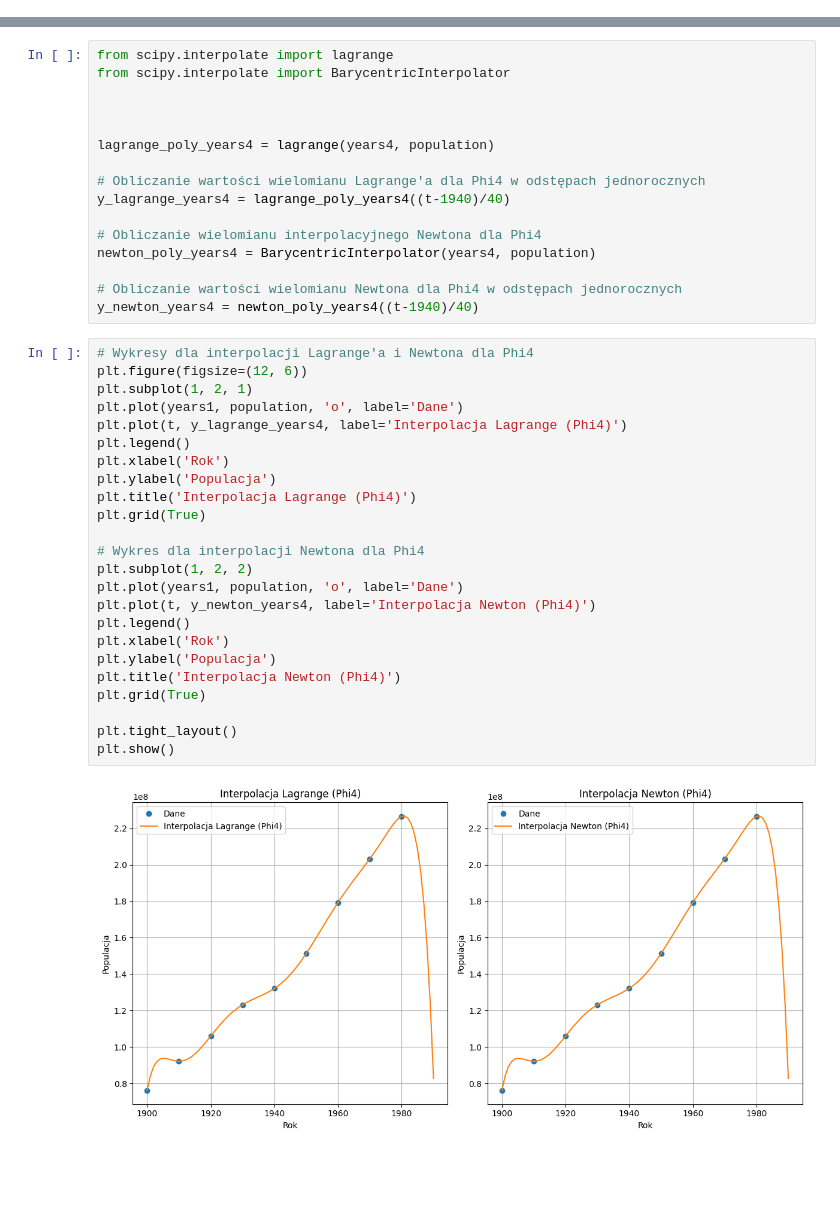
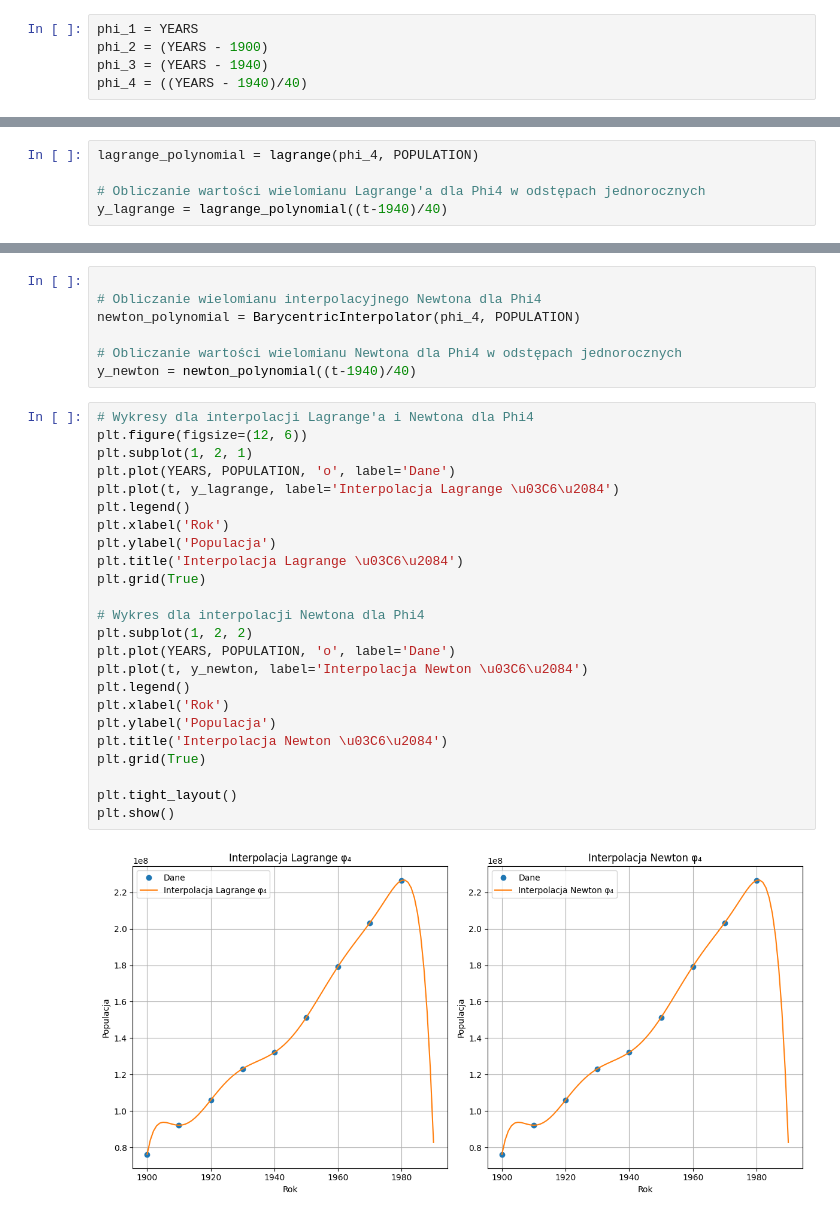
Before and after one commit to Fisieekk/MOwNiT, a Jupyter notebook: lab3/1.ipynb, the cells around one changed output, grey strips where cells are left out. Cells and saved outputs as stored; diff of their text form; blank space fills up the shorter version.

```diff
--- a/lab3/1.ipynb
+++ b/lab3/1.ipynb
@@ -12,0 +35,5 @@ years4=(years1-1940)/40
+# %%
+phi_1 = YEARS
+phi_2 = (YEARS - 1900)
+phi_3 = (YEARS - 1940)
+phi_4 = ((YEARS - 1940)/40)
@@ -57,0 +120,5 @@ Błąd względny ekstrapolacji dla roku 1990: 3.1157265876215864e+26
+# %%
+lagrange_polynomial = lagrange(phi_4, POPULATION)
+
+# Obliczanie wartości wielomianu Lagrange'a dla Phi4 w odstępach jednorocznych
+y_lagrange = lagrange_polynomial((t-1940)/40)
@@ -58,43 +128,34 @@ Błąd względny ekstrapolacji dla roku 1990: 3.1157265876215864e+26
 # %%
-from scipy.interpolate import lagrange
-from scipy.interpolate import BarycentricInterpolator
-
-
-
-lagrange_poly_years4 = lagrange(years4, population)
-
-# Obliczanie wartości wielomianu Lagrange'a dla Phi4 w odstępach jednorocznych
-y_lagrange_years4 = lagrange_poly_years4((t-1940)/40)
 
 # Obliczanie wielomianu interpolacyjnego Newtona dla Phi4
-newton_poly_years4 = BarycentricInterpolator(years4, population)
+newton_polynomial = BarycentricInterpolator(phi_4, POPULATION)
 
 # Obliczanie wartości wielomianu Newtona dla Phi4 w odstępach jednorocznych
-y_newton_years4 = newton_poly_years4((t-1940)/40)
+y_newton = newton_polynomial((t-1940)/40)
 # %%
 # Wykresy dla interpolacji Lagrange'a i Newtona dla Phi4
 plt.figure(figsize=(12, 6))
 plt.subplot(1, 2, 1)
-plt.plot(years1, population, 'o', label='Dane')
-plt.plot(t, y_lagrange_years4, label='Interpolacja Lagrange (Phi4)')
+plt.plot(YEARS, POPULATION, 'o', label='Dane')
+plt.plot(t, y_lagrange, label='Interpolacja Lagrange \u03C6\u2084')
 plt.legend()
 plt.xlabel('Rok')
 plt.ylabel('Populacja')
-plt.title('Interpolacja Lagrange (Phi4)')
+plt.title('Interpolacja Lagrange \u03C6\u2084')
 plt.grid(True)
 
 # Wykres dla interpolacji Newtona dla Phi4
 plt.subplot(1, 2, 2)
-plt.plot(years1, population, 'o', label='Dane')
-plt.plot(t, y_newton_years4, label='Interpolacja Newton (Phi4)')
+plt.plot(YEARS, POPULATION, 'o', label='Dane')
+plt.plot(t, y_newton, label='Interpolacja Newton \u03C6\u2084')
 plt.legend()
 plt.xlabel('Rok')
 plt.ylabel('Populacja')
-plt.title('Interpolacja Newton (Phi4)')
+plt.title('Interpolacja Newton \u03C6\u2084')
 plt.grid(True)
 
 plt.tight_layout()
 plt.show()
 # %% [output]
-[figure, old version]
+[figure, new version]
 # %%
```
Also changed, not shown: parts of 19 cells of this notebook.
